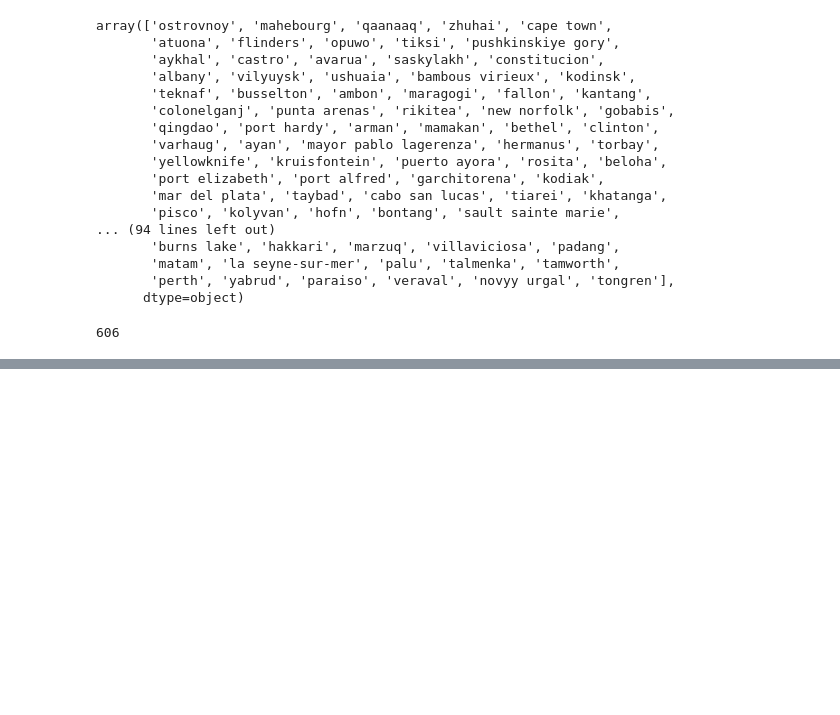
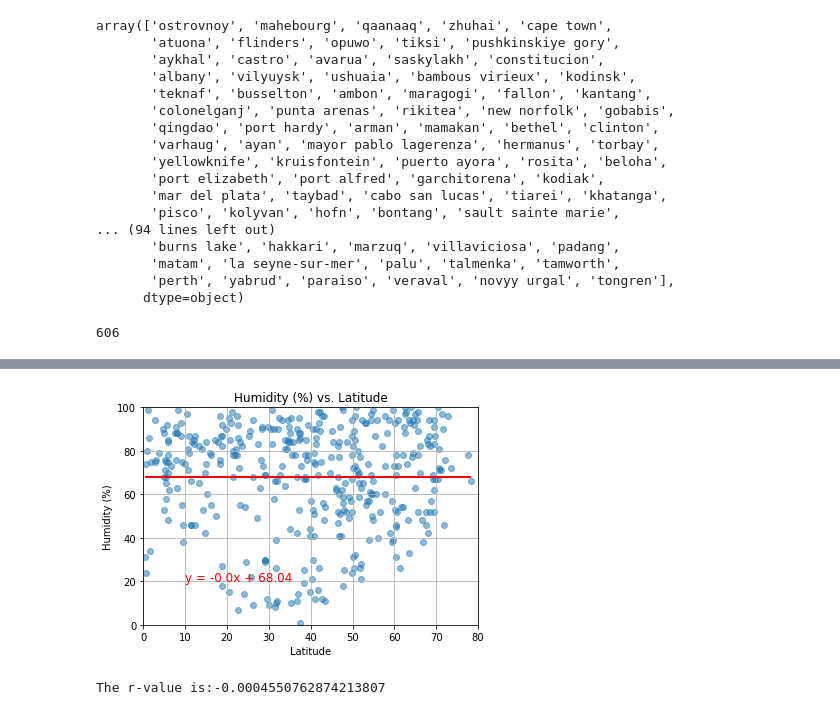
Before and after one commit to HarshitaRahul/Python-api-challenge, a Jupyter notebook: weather/WeatherPy.ipynb, the cells around one changed output, grey strips where cells are left out. Drawn from its saved outputs; the diff is of its cells as text; code cells hidden in the pictures; blank space fills up the shorter version.

```diff
--- a/weather/WeatherPy.ipynb
+++ b/weather/WeatherPy.ipynb
@@ -293,0 +325,24 @@ SyntaxError: invalid syntax (<ipython-input-99-264c3e69ca54>, line 12)
+# %%
+#Northern Hemisphere - Humidity (%) vs. Latitude
+northern_hemis1= weather_data[weather_data['Lat']>=0]
+northern_hemis1
+plt.scatter(northern_hemis1['Lat'], northern_hemis1['Humidity'], alpha=0.5)
+x_values = northern_hemis1["Lat"]
+y_values = northern_hemis1["Humidity"]
+(slope, intercept, rvalue, pvalue, stderr) = st.linregress(x_values, y_values)
+regress_values = x_values * slope + intercept
+line_eq = "y = " + str(round(slope,2)) + "x + " + str(round(intercept,2))
+correlation = st.pearsonr(x_values, y_values)
+plt.title("Humidity (%) vs. Latitude")
+plt.plot(x_values,regress_values,"r-")
+plt.annotate(line_eq,(10,20),fontsize=12,color="red")
+plt.ylabel("Humidity (%)")
+plt.xlabel("Latitude")
+plt.ylim(0, 100)
+plt.xlim(0, 80)
+plt.grid()
+plt.show()
+print(f"The r-value is:{rvalue}")
+# %% [output]
+[figure, added]
+The r-value is:-0.0004550762874213807
```
Also changed, not shown: parts of 18 cells of this notebook.
